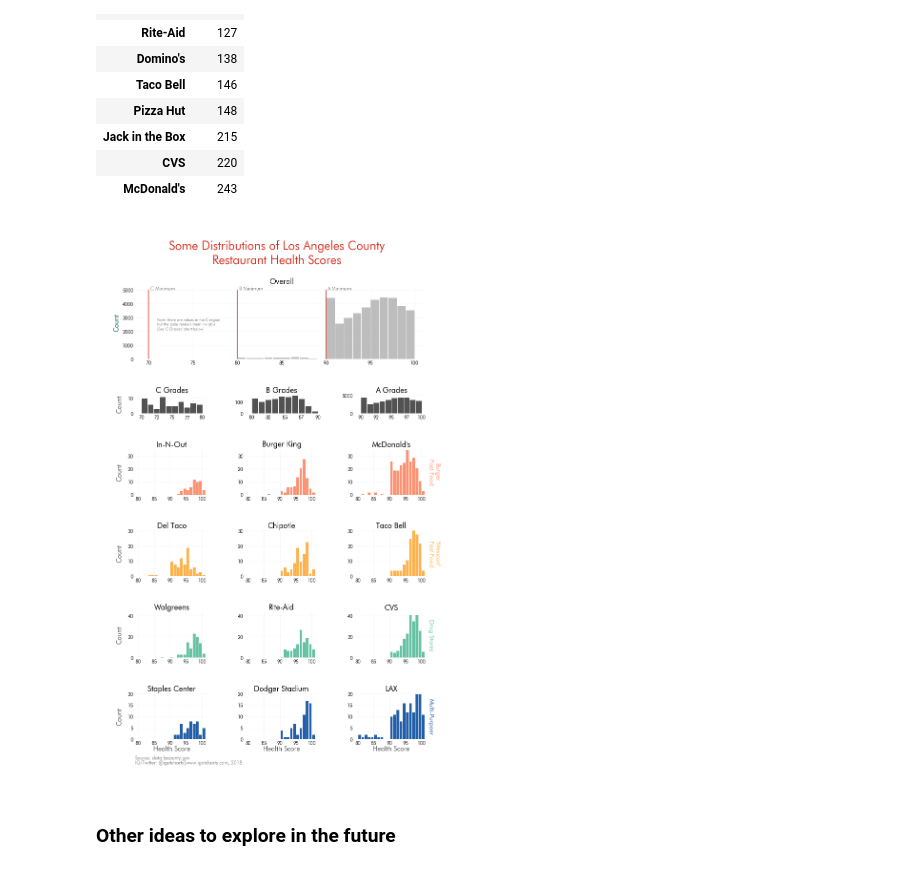
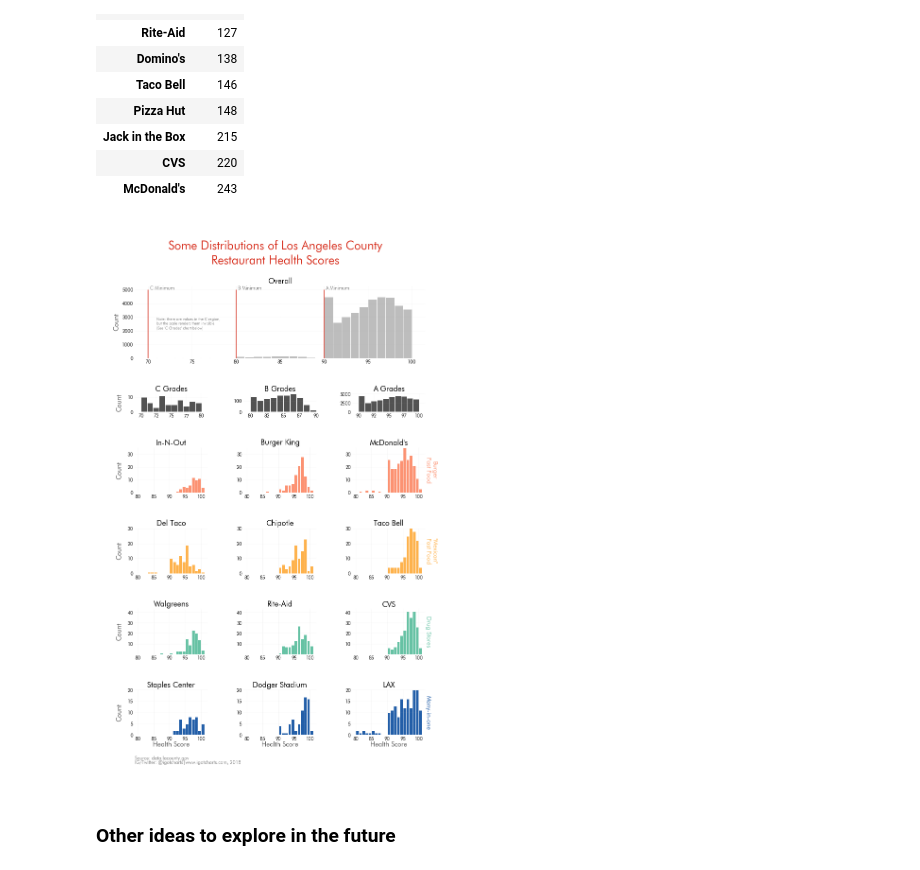
Before and after one commit to igotcharts/charts_and_more_charts, a Jupyter notebook: notebooks/LA_County_Health.ipynb, the cells around one changed output. Drawn from its saved outputs; the diff is of its cells as text; code cells hidden in the pictures.

Commit message:
added some labels and fixed typos

```diff
--- a/notebooks/LA_County_Health.ipynb
+++ b/notebooks/LA_County_Health.ipynb
@@ -34,13 +34,14 @@ class rest_plots(object):
             self.rows = rows
             self.columns = columns
 
-    def string_search_plots(self,restaurant,left_pos,tag=False,xlabels=False,ylabels=False,multiplier=1,bin_range=33,title=None):
+    def string_search_plots(self,restaurant,left_pos,tag=False,xlabels=False,ylabels=False,multiplier=1,bin_range=33,title=None,new_ticks=False,tick_points=False):
         ax = plt.subplot2grid((self.rows,self.columns), (self.top_pos,left_pos), colspan=self.width,rowspan=self.height)
         hist =  plt.hist(health_grades[health_grades[self.field]==restaurant]['SCORE'],
                         bins=[(self.xmin+1)+x*multiplier for x in range(bin_range)],edgecolor='white',facecolor=self.facecolor)
         ax.set_ylim(0,self.ymax)
         ax.set_xlim(self.xmin,self.xmax)
         ax.set_xticklabels([int(x) for x in ax.get_xticks()])
+
 
         #strip labels with if parameter
         if ylabels == True:
@@ -56,7 +57,8 @@ class rest_plots(object):
         if tag ==True:
             ax.text(1,.5,self.group,rotation=-90,linespacing=1,fontsize=13,va='center',multialignment='center',transform=ax.transAxes,color=self.facecolor)
 
-
+        if new_ticks== True:
+            ax.set_yticks(tick_points)
         return ax
 # %%
 health_grades.loc[health_grades['PROGRAM NAME'].str.contains(str.upper('|'.join(['IN-N-OUT','IN N OUT','IN AND OUT BURGER']))),'Code Name']='In-N-Out'
@@ -117,13 +119,15 @@ main_color='#bdbdbd'
 ax = plt.subplot2grid((rows,columns), (0,0), colspan=columns,rowspan=3)
 hist =  plt.hist(health_grades['SCORE'],bins=[70+x for x in range(31)],edgecolor='white',facecolor=main_color)
 ax.set_title('Overall',fontsize=16)
-ax.set_ylabel('Count',fontsize=14,color='#016450',labelpad=5)
+
+ax.set_ylabel('Count',fontsize=14,color='#525252',labelpad=5)
 ax.vlines(x=90,ymin=0,ymax=5000,colors='#d7301f')
 ax.vlines(x=80,ymin=0,ymax=5000,colors='#d7301f')
 ax.vlines(x=70,ymin=0,ymax=5000,colors='#d7301f')
 ax.text(70.2,5000,'C Minimum',alpha=.5)
 ax.text(80.2,5000,'B Minimum',alpha=.5)
 ax.text(90.2,5000,'A Minimum',alpha=.5)
+
 ax.text(71,2500,'Note: there are values in the C region,\nbut the scale renders them invisible.\n(See \'C Grades\' chart below)',
         alpha=.5,va='center',fontsize=8)
 
@@ -136,42 +140,42 @@ b_grades = rest_plots(top_pos=4,group='B',ymax=160,xmin=79,height=1,xmax=90,face
 b_grades.string_search_plots('B',left_pos=1,multiplier=1,bin_range=11,title='B Grades')
 
 a_grades = rest_plots(top_pos=4,group='C',ymax=5000,xmin=89,height=1,xmax=101,facecolor='#525252',field='GRADE',rows=rows,columns=columns)
-a_grades.string_search_plots('A',left_pos=2,multiplier=1,bin_range=11,title='A Grades')
-
+ax=a_grades.string_search_plots('A',left_pos=2,multiplier=1,bin_range=11,title='A Grades')
+ax.set_yticks([0,2500,5000])
 
 tacos = rest_plots(facecolor='#feb24c',top_pos=9,group='"Mexican"\nFast Food',ymax=30,rows=rows,columns=columns)
 tacos.string_search_plots('Del Taco',left_pos=0,ylabels=True)
 tacos.string_search_plots('Chipotle',left_pos=1)
 tacos.string_search_plots('Taco Bell',left_pos=2,tag=True)
 
 
 burgers = rest_plots(facecolor='#fc9272',top_pos=6,group='Burger\nFast Food',ymax=35,rows=rows,columns=columns)
 burgers.string_search_plots('In-N-Out',left_pos=0,ylabels=True)
 burgers.string_search_plots('Burger King',left_pos=1)
 burgers.string_search_plots('McDonald\'s',left_pos=2,tag=True)
 
 #pizza = rest_plots(facecolor='#b30000',top_pos=13,group='Pizza\nFast Food',ymax=35,rows=rows,columns=columns)
 #pizza.string_search_plots('Papa John\'s',left_pos=0,ylabels=True)
 #pizza.string_search_plots('Domino\'s',left_pos=1)
 #pizza.string_search_plots('Pizza Hut',left_pos=2,tag=True)
 
 drugs = rest_plots(facecolor='#66c2a4',top_pos=12,group='Drug Stores',ymax=43,rows=rows,columns=columns)
-drugs.string_search_plots('Walgreens',left_pos=0,ylabels=True)
-drugs.string_search_plots('Rite-Aid',left_pos=1)
-drugs.string_search_plots('CVS',left_pos=2,tag=True)
+drugs.string_search_plots('Walgreens',left_pos=0,ylabels=True,new_ticks=True,tick_points=[10,20,30,40])
+drugs.string_search_plots('Rite-Aid',left_pos=1,new_ticks=True,tick_points=[10,20,30,40])
+drugs.string_search_plots('CVS',left_pos=2,tag=True,new_ticks=True,tick_points=[10,20,30,40])
 
-multi_place = rest_plots(facecolor='#225ea8',top_pos=15,group='Multi-Purpoer',ymax=20,rows=rows,columns=columns,field='GENERAL CATEGORY')
+multi_place = rest_plots(facecolor='#225ea8',top_pos=15,group='Many-in-one',ymax=20,rows=rows,columns=columns,field='GENERAL CATEGORY')
 
 ax=multi_place.string_search_plots('STAPLES CENTER',left_pos=0,title='Staples Center',ylabels=True,xlabels=True)
 multi_place.string_search_plots('DODGER STADIUM',left_pos=1,title='Dodger Stadium',xlabels=True)
 multi_place.string_search_plots('LAX',left_pos=2,tag=True,xlabels=True)
 
-ax.text(0,-.45,'Source: data.lacounty.gov',transform=ax.transAxes,alpha=.5)
-ax.text(0,-.55,'IG/Twitter: @igotcharts|www.igotcharts.com, 2018',transform=ax.transAxes,alpha=.5)
+ax.text(0,-.55,'Source: data.lacounty.gov',transform=ax.transAxes,alpha=.5)
+ax.text(0,-.65,'IG/Twitter: @igotcharts|www.igotcharts.com, 2018',transform=ax.transAxes,alpha=.5)
 os.chdir(outputs)
 charts_function_list.chart_save('LA_county_health',dpi=150)
 # %% [output]
-[figure, old version]
+[figure, new version]
 # %% [markdown]
 ### Other ideas to explore in the future
 # %%
```
Also changed, not shown: 1 other file.
